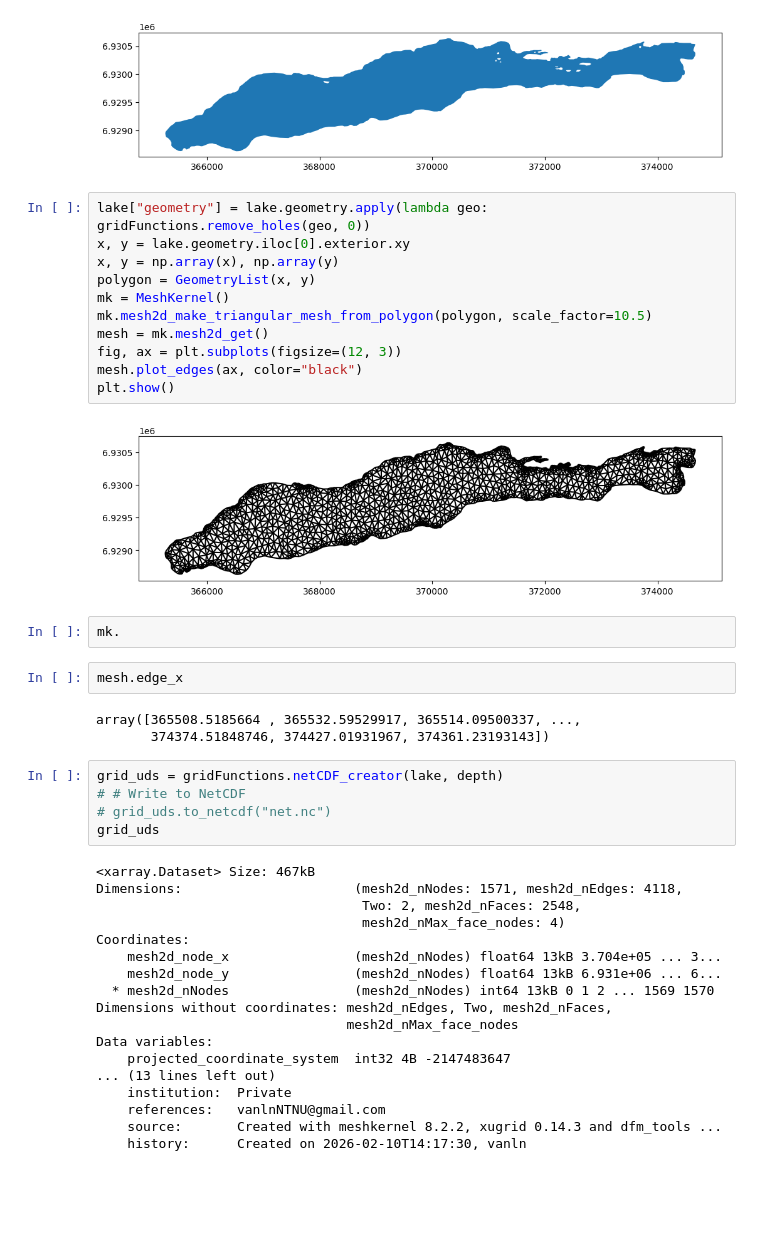
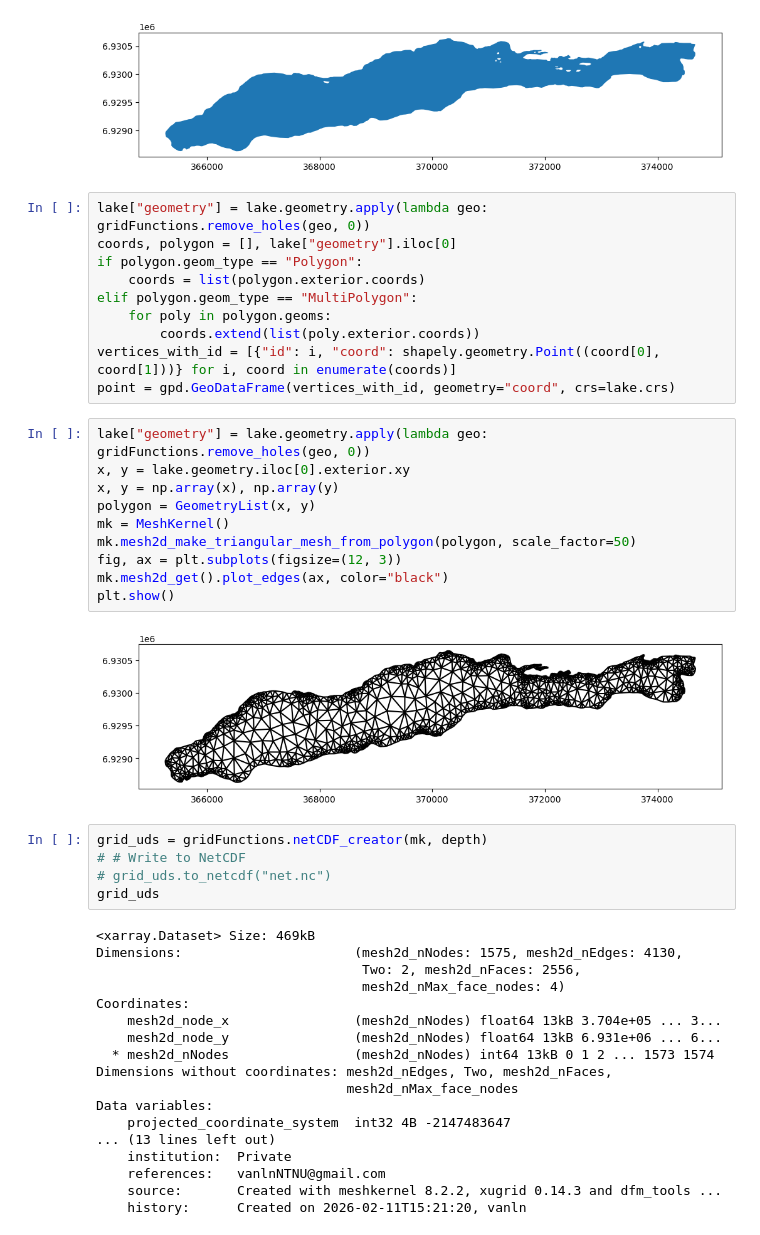
Before and after one commit to NTNUSmartWater/DigiH2O-Platform, a Jupyter notebook: process.ipynb, the cells around one changed output. Cells and saved outputs as stored; diff of their text form; blank space fills up the shorter version.

Commit message:
Working on advanced grid generation

```diff
--- a/process.ipynb
+++ b/process.ipynb
@@ -16,40 +16,42 @@ lake.plot(ax=ax)
 plt.show()
 # %% [output]
 [figure]
+# %%
+lake["geometry"] = lake.geometry.apply(lambda geo: gridFunctions.remove_holes(geo, 0))
+coords, polygon = [], lake["geometry"].iloc[0]
+if polygon.geom_type == "Polygon":
+    coords = list(polygon.exterior.coords)
+elif polygon.geom_type == "MultiPolygon":
+    for poly in polygon.geoms:
+        coords.extend(list(poly.exterior.coords))
+vertices_with_id = [{"id": i, "coord": shapely.geometry.Point((coord[0], coord[1]))} for i, coord in enumerate(coords)]
+point = gpd.GeoDataFrame(vertices_with_id, geometry="coord", crs=lake.crs)
 # %%
 lake["geometry"] = lake.geometry.apply(lambda geo: gridFunctions.remove_holes(geo, 0))
 x, y = lake.geometry.iloc[0].exterior.xy
 x, y = np.array(x), np.array(y)
 polygon = GeometryList(x, y)
 mk = MeshKernel()
-mk.mesh2d_make_triangular_mesh_from_polygon(polygon, scale_factor=10.5)
-mesh = mk.mesh2d_get()
+mk.mesh2d_make_triangular_mesh_from_polygon(polygon, scale_factor=50)
 fig, ax = plt.subplots(figsize=(12, 3))
-mesh.plot_edges(ax, color="black")
+mk.mesh2d_get().plot_edges(ax, color="black")
 plt.show()
 # %% [output]
-[figure, old version]
+[figure, new version]
-# %%
-mk.
-# %%
-mesh.edge_x
-# %% [output]
-array([365508.5185664 , 365532.59529917, 365514.09500337, ...,
-       374374.51848746, 374427.01931967, 374361.23193143])
 # %%
-grid_uds = gridFunctions.netCDF_creator(lake, depth)
+grid_uds = gridFunctions.netCDF_creator(mk, depth)
 # # Write to NetCDF
 # grid_uds.to_netcdf("net.nc")
 grid_uds
 # %% [output]
-<xarray.Dataset> Size: 467kB
-Dimensions:                      (mesh2d_nNodes: 1571, mesh2d_nEdges: 4118,
-                                  Two: 2, mesh2d_nFaces: 2548,
+<xarray.Dataset> Size: 469kB
+Dimensions:                      (mesh2d_nNodes: 1575, mesh2d_nEdges: 4130,
+                                  Two: 2, mesh2d_nFaces: 2556,
                                   mesh2d_nMax_face_nodes: 4)
 Coordinates:
     mesh2d_node_x                (mesh2d_nNodes) float64 13kB 3.704e+05 ... 3...
     mesh2d_node_y                (mesh2d_nNodes) float64 13kB 6.931e+06 ... 6...
-  * mesh2d_nNodes                (mesh2d_nNodes) int64 13kB 0 1 2 ... 1569 1570
+  * mesh2d_nNodes                (mesh2d_nNodes) int64 13kB 0 1 2 ... 1573 1574
 Dimensions without coordinates: mesh2d_nEdges, Two, mesh2d_nFaces,
                                 mesh2d_nMax_face_nodes
 Data variables:
@@ -58,7 +60,7 @@ Data variables:
     institution:  Private
     references:   vanlnNTNU@gmail.com
     source:       Created with meshkernel 8.2.2, xugrid 0.14.3 and dfm_tools ...
-    history:      Created on 2026-02-10T14:17:30, vanln
+    history:      Created on 2026-02-11T15:21:20, vanln
 # %%
 new_grid = functions.unstructuredGridCreator(grid_uds)
 fig, ax = plt.subplots(figsize=(12, 8))
```
Also changed, not shown: parts of 9 cells of this notebook, 6 other files.
